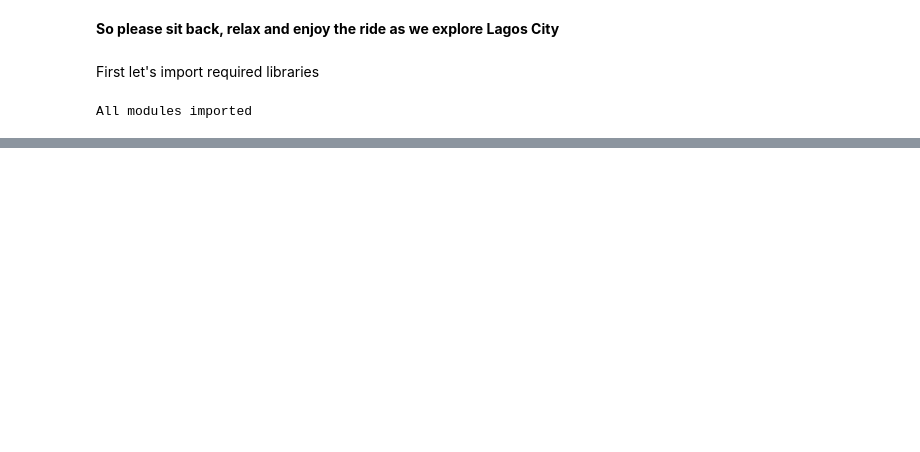
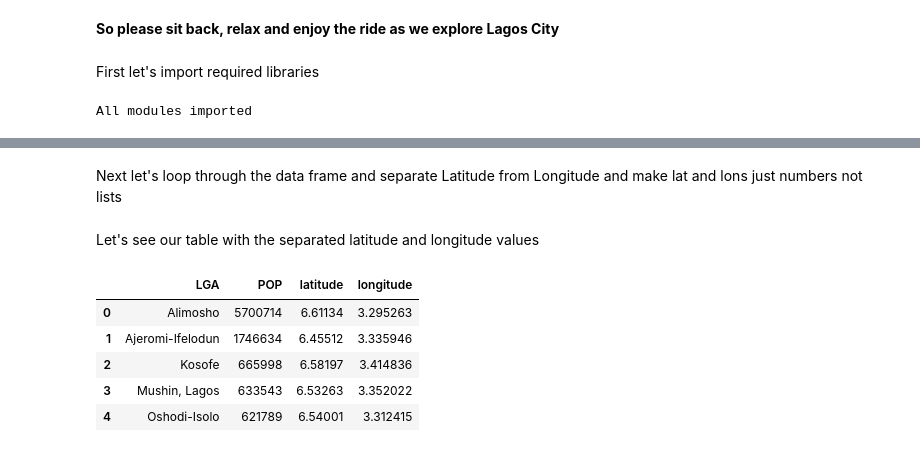
Before and after one commit to Lawrence-Krukrubo/IBM_Data_Specialization_Capstone_Project, a Jupyter notebook: applied_data_science_capstone_project.ipynb, the cells around one changed output, grey strips where cells are left out. Drawn from its saved outputs; the diff is of its cells as text; code cells hidden in the pictures; blank space fills up the shorter version.

```diff
--- a/applied_data_science_capstone_project.ipynb
+++ b/applied_data_science_capstone_project.ipynb
@@ -100,0 +223,5 @@ lagos_link = 'https://naijaquest.com/lagos-postal-code/'
+# %%
+lagos_df = pd.DataFrame(table_dict)
+
+# Let's see the first five rows
+lagos_df.head()
@@ -100,0 +238,17 @@ lagos_link = 'https://naijaquest.com/lagos-postal-code/'
+# %%
+def latitude_longitude(Borough):
+    """ Method takes a Series object and returns
+    a list of Latitude and corresponding Longitude data,
+    using the geopy library.
+    This method also prints out the coordinate data"""
+
+    address = Borough
+
+    geolocator = Nominatim(user_agent="NG_explorer")
+    location = geolocator.geocode(address)
+    latitude = location.latitude
+    longitude = location.longitude
+    print('The geograpical coordinates of {} are {}, {}.'.format(address, latitude, longitude))
+    return [latitude, longitude]
+# %%
+lagos_df['latitude'] = lagos_df['LGA'].apply(latitude_longitude)
@@ -100,0 +287,22 @@ lagos_link = 'https://naijaquest.com/lagos-postal-code/'
+# %% [markdown]
+Next let's loop through the data frame and separate Latitude from Longitude and make lat and lons just numbers not lists
+# %%
+lon_list = []
+for i, j in lagos_df.iterrows():
+    lon_list.append(j.latitude[1])
+    lagos_df.iat[i,2] = j.latitude[0]
+
+# next let's assign the lon_list as the value of the Longitude Column
+
+lagos_df['longitude'] = lon_list
+# %% [markdown]
+Let's see our table with the separated latitude and longitude values
+# %%
+lagos_df.head()
+# %% [output]
+|  | LGA | POP | latitude | longitude |
+| 0 | Alimosho | 5700714 | 6.61134 | 3.295263 |
+| 1 | Ajeromi-Ifelodun | 1746634 | 6.45512 | 3.335946 |
+| 2 | Kosofe | 665998 | 6.58197 | 3.414836 |
+| 3 | Mushin, Lagos | 633543 | 6.53263 | 3.352022 |
+| 4 | Oshodi-Isolo | 621789 | 6.54001 | 3.312415 |
```
Also changed, not shown: parts of 41 cells of this notebook.
